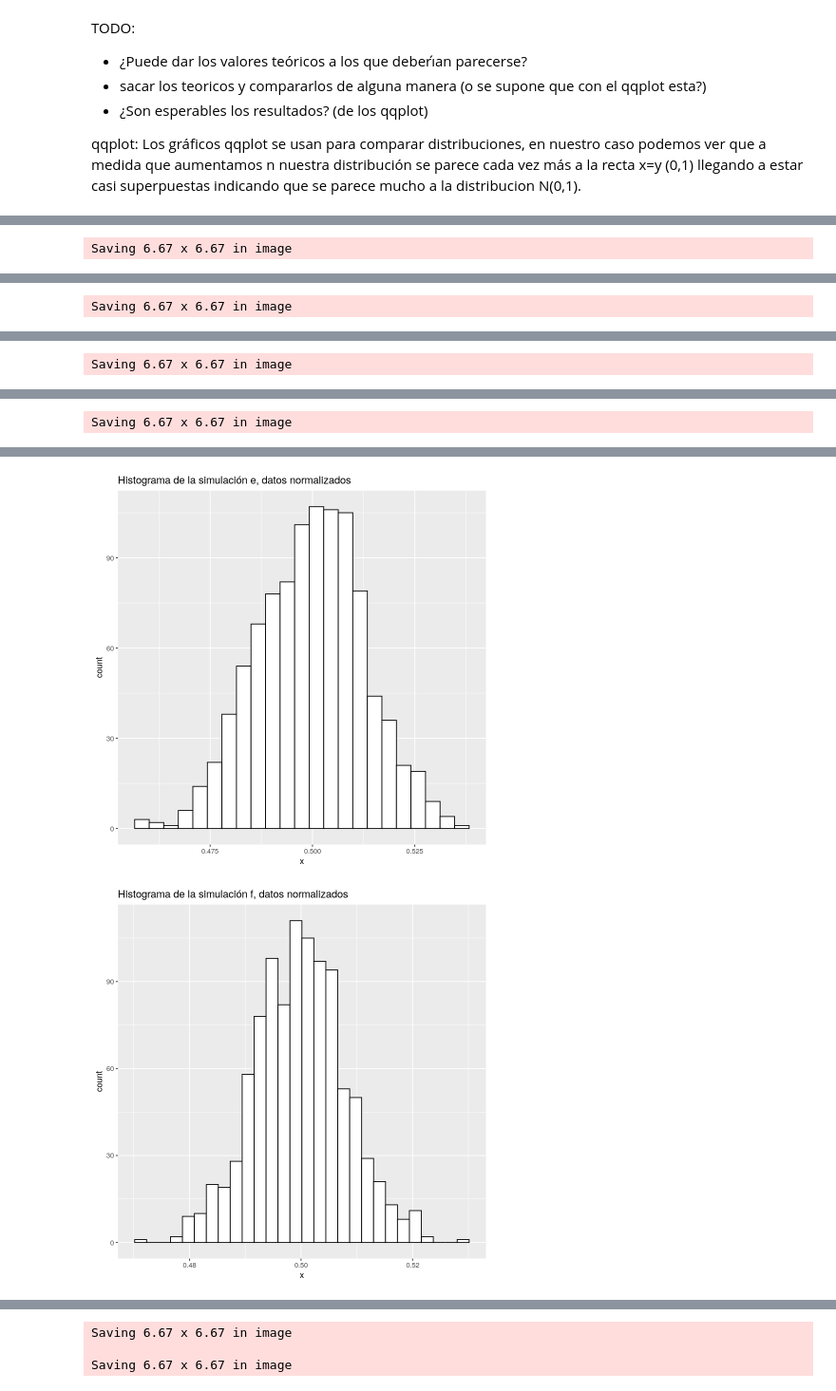
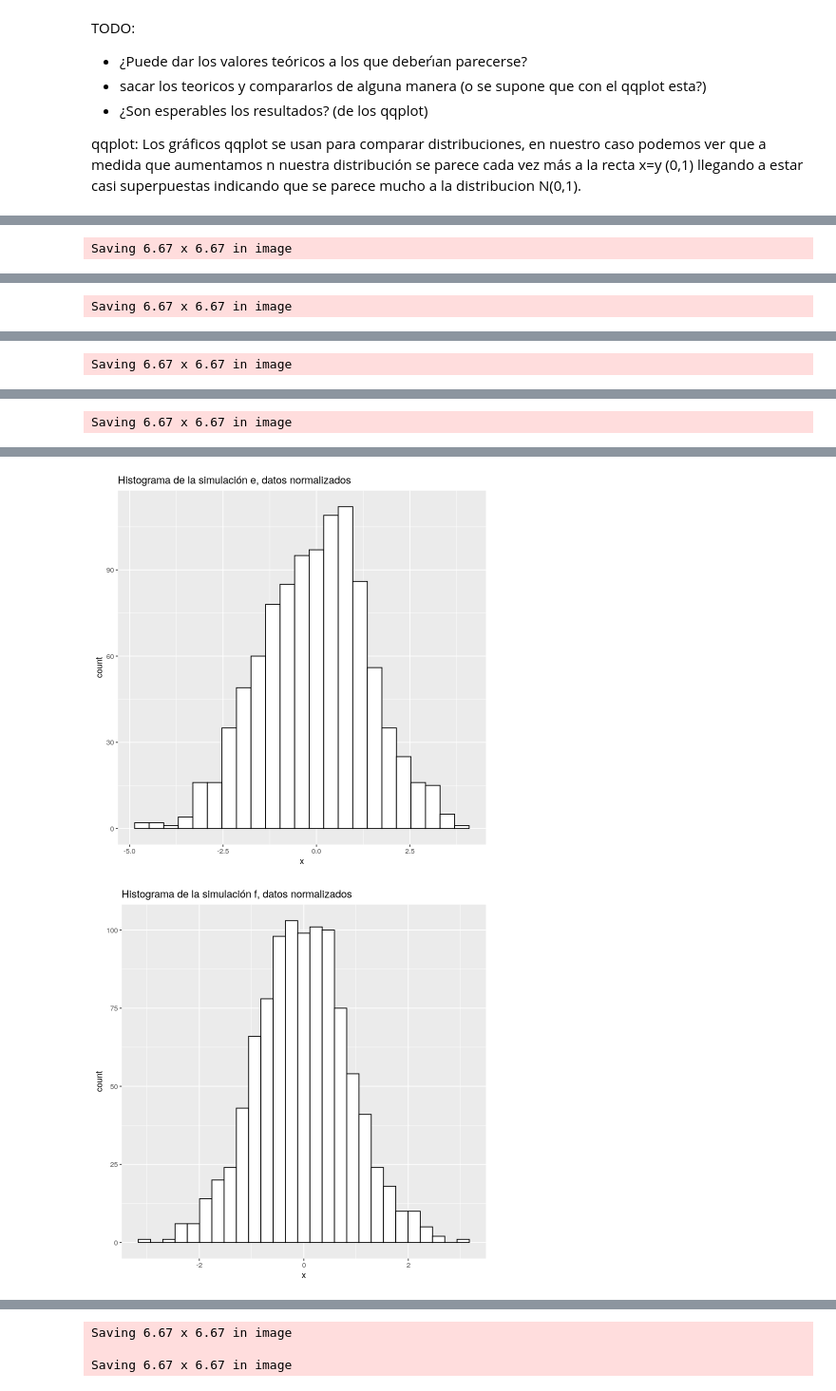
Before and after one commit to fzanollo/proba, a Jupyter notebook: tp/TP.ipynb, the cells around one changed output, grey strips where cells are left out. Shown at 95% size. Cells and saved outputs as stored; diff of their text form; code cells hidden in the pictures.

```diff
--- a/tp/TP.ipynb
+++ b/tp/TP.ipynb
@@ -175,13 +175,13 @@ dat_normalizados = dat
 dat_normalizados[1] = lapply(dat_normalizados[1], normalizar)
 
 ggplot(dat_normalizados, aes(x=id, y=valores, fill=id)) +
-  geom_boxplot() + coord_flip() + geom_hline(yintercept = 0.5, linetype="dashed", color = "red", size=1) +
+  geom_boxplot() + coord_flip() + geom_hline(yintercept = 0, linetype="dashed", color = "red", size=1) +
   ggtitle("Simulaciones a hasta f, normalizadas")
 
 ggsave("imagenes/ej_g_boxplot", device = "png")
 
-for (ej in unique(dat$id)) {
-    datos = dat[dat$id==ej,]$valores
+for (ej in unique(dat_normalizados$id)) {
+    datos = dat_normalizados[dat_normalizados$id==ej,]$valores
     title = sprintf("Histograma de la simulación %s, datos normalizados", ej)
     filename = sprintf("unif_histograma_%s_normalizado", ej)
     print(make_histogram(datos, title, filename))
@@ -204,2 +204,2 @@ Saving 6.67 x 6.67 in image
-[figure, old version]
+[figure, new version]
-[figure, old version]
+[figure, new version]
```
Also changed, not shown: parts of 6 cells of this notebook, 9 other files.
